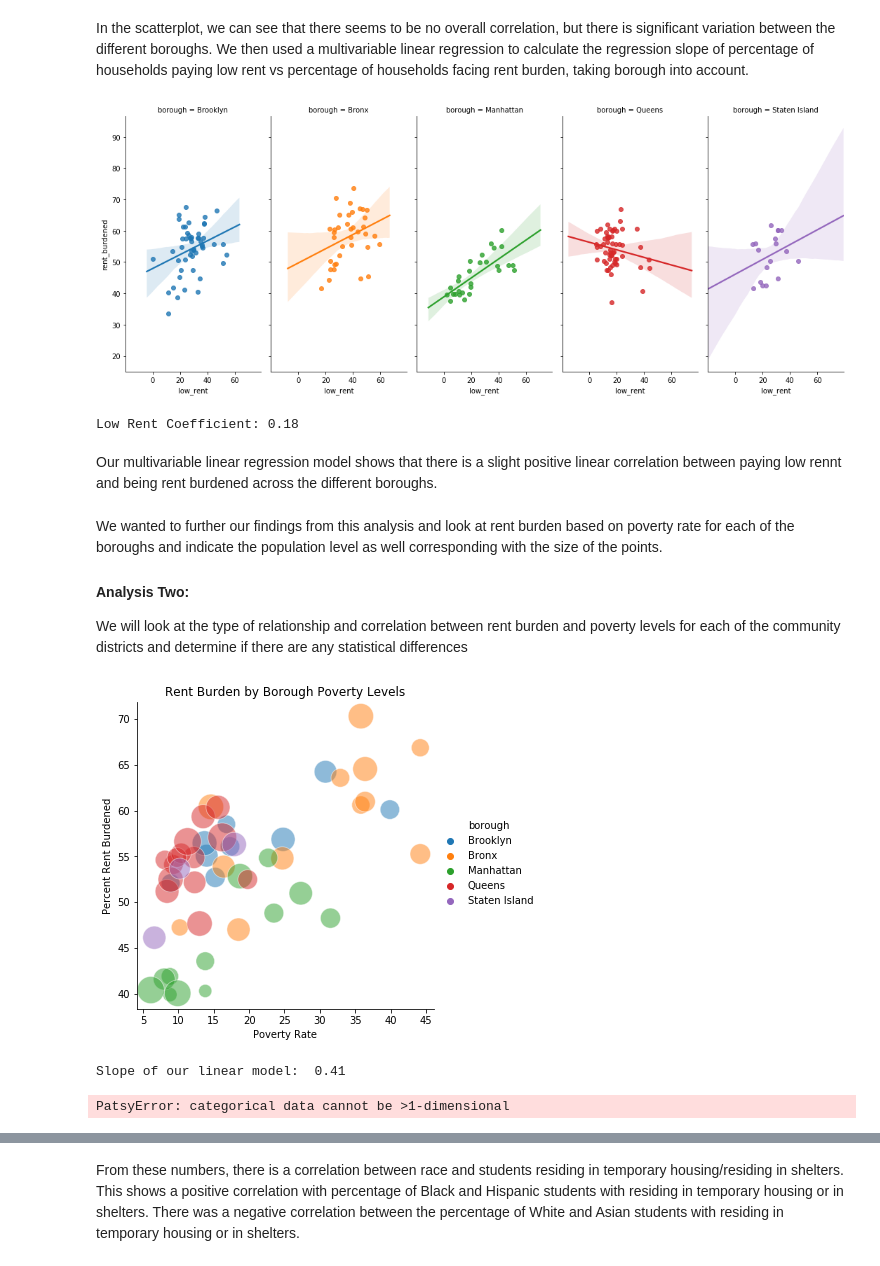
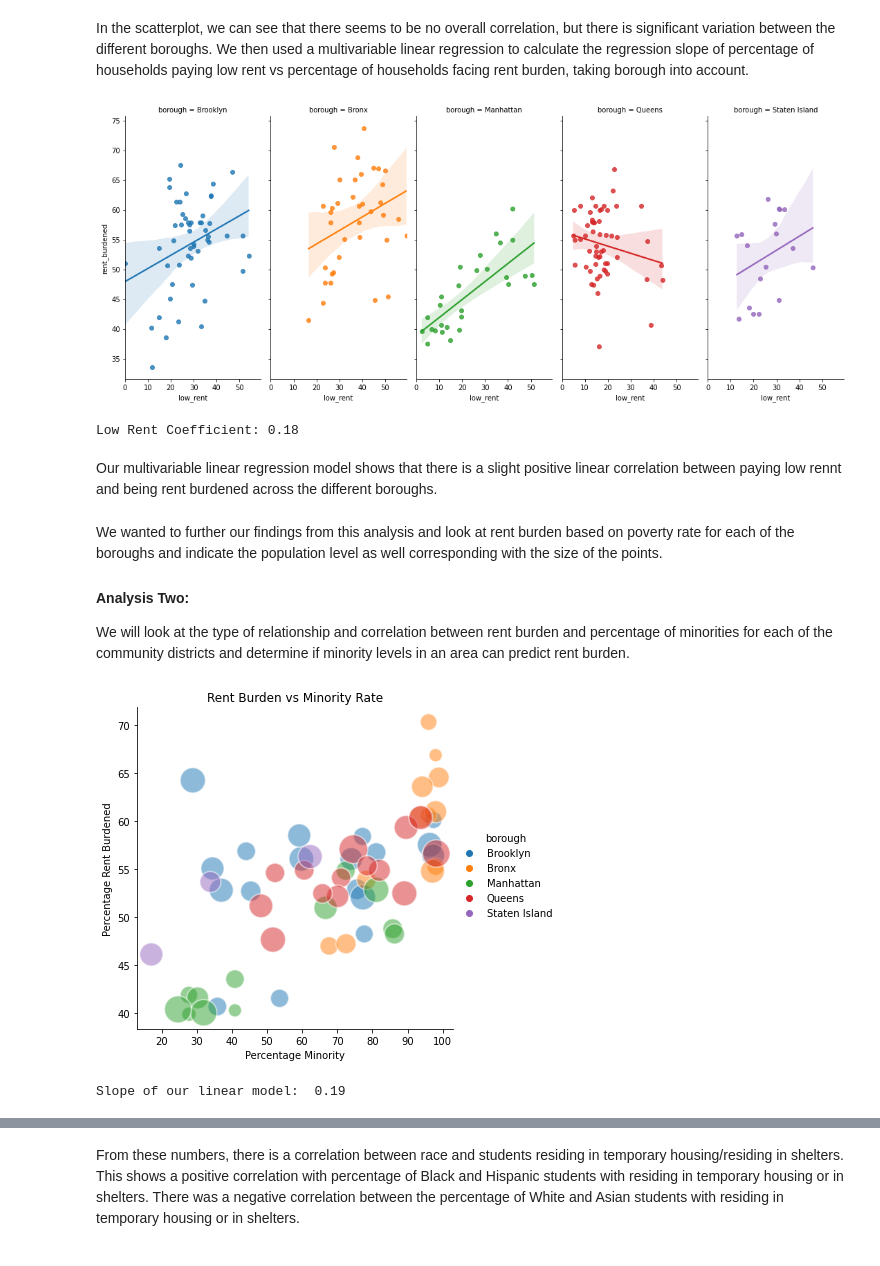
Before and after one commit to cailtyn-caj96/info-2950, a Jupyter notebook: finalproject.ipynb, the cells around one changed output, grey strips where cells are left out. Cells and saved outputs as stored; diff of their text form; code cells hidden in the pictures.

```diff
--- a/finalproject.ipynb
+++ b/finalproject.ipynb
@@ -250,8 +236,8 @@ display(rent_burden_percent)
 Lastly, we prepare our dataframe to merge with subsequent dataframes by indicating the community district of each of the boroughs manually.
 # %%
 burden_gross.head()
-community_district = ['BK O1', 'BK O1','BK O1', 'BK O1','BK O2', 'BK O2', 'BK O2', 'BK O2','BK O3','BK O3', 'BK O4', 'BK O4', 'BK O4',
-                     'BK O5', 'BK O5', 'BK O5','BK O6','BK O6','BK O7', 'BK O7', 'BK O7', 'BK O8', 'BK O8', 'BK O9','BK O9',
+community_district = ['BK 01', 'BK 01','BK 01', 'BK 01','BK 02', 'BK 02', 'BK 02', 'BK 02','BK 03','BK 03', 'BK 04', 'BK 04', 'BK 04',
+                     'BK 05', 'BK 05', 'BK 05','BK 06','BK 06','BK 07', 'BK 07', 'BK 07', 'BK 08', 'BK 08', 'BK 09','BK 09',
                      'BK 10','BK 10','BK 11', 'BK 11','BK 11','BK 12', 'BK 12', 'BK 12','BK 13', 'BK 13', 'BK 13', 'BK 13',
                      'BK 14','BK 14','BK 15', 'BK 15', 'BK 15', 'BK 16', 'BK 16', 'BK 16','BK 17', 'BK 17', 'BK 17',
                      'BK 18', 'BK 18', 'BK 18',
@@ -302,3 +302,11 @@ display(housing.head())
+# %%
+minority = [37, 53.6, 74, 81.1, 96.3, 35.9, 75.6, 77.7, 77.2, 45.4, 59.8, 28.9, 44.1, 59.2, 34.5, 97.4, 97.3, 77.3,
+           98, 98, 96, 98, 98.9, 96, 94.2, 67.7, 97.1, 72.5, 78.3, 93.7,
+           27.8, 27.8, 66.7, 40.9, 40.9, 30.3, 32, 24.7, 72.4, 85.8, 86.3, 81.1,
+           51.7, 71.1, 89.6, 93.8, 48.3, 52.3, 74.6, 70.1, 82, 78.5, 60.6, 98.2, 89.1, 65.8,
+           62.3, 33.9, 17.1]
+
+housing['minority_rate']= minority
 # %% [markdown]
 ### Part Two: Poverty
 **Dataset Two**: [Poverty and Indicators](https://data.cityofnewyork.us/City-Government/NYCgov-Poverty-Measure-Data-2018-/hveh-vctc).
@@ -382,6 +396,9 @@ borough1 = ['BX 01','BX 02','BX 03', 'BX 04', 'BX 05', 'BX 06', 'BX 07', 'BX 08'
           'SI 01', 'SI 02', 'SI 03']
 population['district'] = borough1
 population = population.sort_values('district')
+population.reset_index(inplace=True)
+
+population = population.drop(columns=['index'])
 display(population.head())
 # %% [output]
 |  | Borough | CD Number | CD Name | 1970 Population | 1980 Population | 1990 Population | 2000 Population | ... |
@@ -397,6 +422,6 @@ poverty['population'] = population['2010 Population']
 # %% [markdown]
 **Combining Housing and Poverty**
 # %%
-housing_poverty = housing.merge(poverty, on = 'district')
-display(housing_poverty.head())
+housing_poverty = poverty.merge(housing, on = 'district')
+display(housing_poverty[0:15])
 # %% [output]
@@ -664,7 +714,7 @@ multi_model.fit(burden_gross[['low_rent','is_brooklyn', 'is_bronx', 'is_manhatta
 
 print('Low Rent Coefficient:', round(multi_model.coef_[0],2))
 # %% [output]
-[figure, old version]
+[figure, new version]
 Low Rent Coefficient: 0.18
 # %% [markdown]
 Our multivariable linear regression model shows that there is a slight positive linear correlation between paying low rennt and being rent burdened across the different boroughs.
@@ -672,37 +722,29 @@ Our multivariable linear regression model shows that there is a slight positive
 We wanted to further our findings from this analysis and look at rent burden based on poverty rate for each of the boroughs and indicate the population level as well corresponding with the size of the points.
 
 #### Analysis Two:
-We will look at the type of relationship and correlation between rent burden and poverty levels for each of the community districts and determine if there are any statistical differences
+We will look at the type of relationship and correlation between rent burden and percentage of minorities for each of the community districts and determine if minority levels in an area can predict rent burden.
 # %%
 size = housing_poverty['population'].to_numpy()
-sns.relplot(x='poverty_rate', y='rent_burdened', hue="borough", s = size/300, alpha=.5, data=housing_poverty)
-plt.xlabel("Poverty Rate")
-plt.ylabel("Percent Rent Burdened")
-plt.title('Rent Burden by Borough Poverty Levels')
+sns.relplot(x='minority_rate', y='rent_burdened', hue="borough", s = size/300, alpha=.5, data=housing_poverty)
+plt.xlabel("Percentage Minority")
+plt.ylabel("Percentage Rent Burdened")
+plt.title('Rent Burden vs Minority Rate')
 plt.show()
 
-X = housing_poverty['poverty_rate']
+X = housing_poverty['minority_rate']
 Y = housing_poverty['rent_burdened']
 
 linear_model = LinearRegression()
 x = []
 nx = []
 for n in X:
     nx.append(n)
     x.append(nx)
     nx = []
 
 linear_model.fit(x, Y)
 
 print('Slope of our linear model: ',round(linear_model.coef_[0],2))
 # %% [output]
-[figure, old version]
+[figure, new version]
-Slope of our linear model:  0.41
+Slope of our linear model:  0.19
-# %%
-
-# use statsmodels to produce the type of statistical report you may have seen before
-sm_model = smf.ols("rent_burden ~ poverty_rate", data=housing_poverty)
-result = sm_model.fit()
-result.summary()
-# %% [output]
-PatsyError: categorical data cannot be >1-dimensional
```
Also changed, not shown: parts of 27 cells of this notebook, 1 other file.
